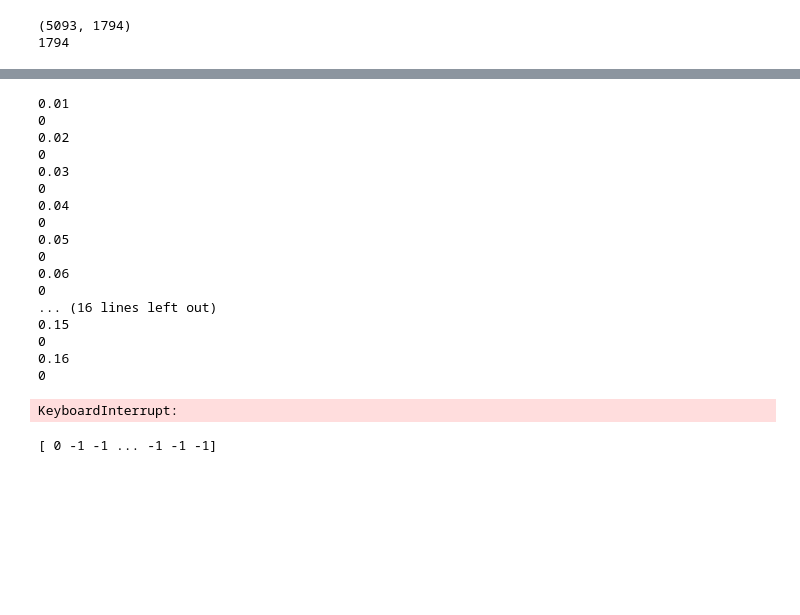
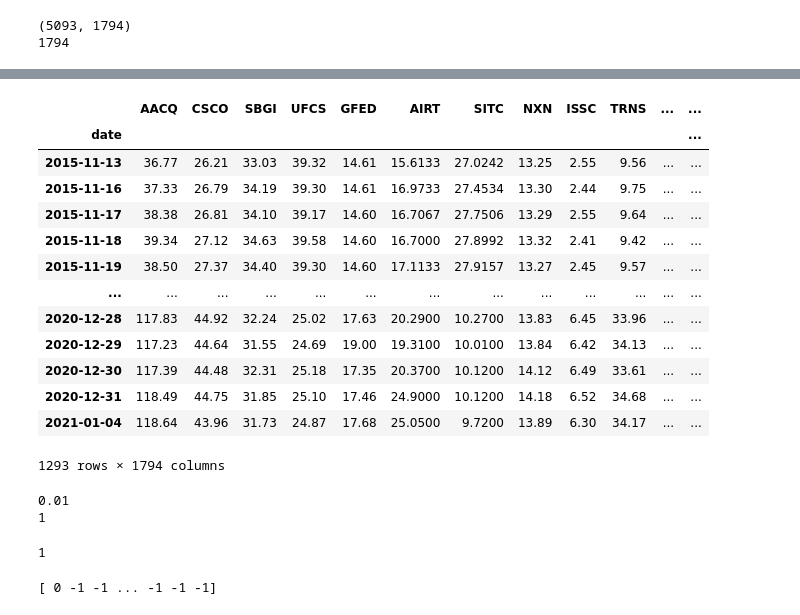
Before and after one commit to MattioCh/algo_test, a Jupyter notebook: Clustering_Ex/clustering.ipynb, the cells around one changed output, grey strips where cells are left out. Saved outputs shown, nothing was run; the diff lists cells and outputs as text; code cells hidden in the pictures; blank space fills up the shorter version.

```diff
--- a/Clustering_Ex/clustering.ipynb
+++ b/Clustering_Ex/clustering.ipynb
@@ -153,3 +297,20 @@ ret
+# %%
+df1.iloc[3800:,:]
+# %% [output]
+|  | AACQ | CSCO | SBGI | UFCS | GFED | AIRT | SITC | NXN | ISSC | TRNS | ... | ... |
+| date |  |  |  |  |  |  |  |  |  |  |  | ... |
+| 2015-11-13 | 36.77 | 26.21 | 33.03 | 39.32 | 14.61 | 15.6133 | 27.0242 | 13.25 | 2.55 | 9.56 | ... | ... |
+| 2015-11-16 | 37.33 | 26.79 | 34.19 | 39.30 | 14.61 | 16.9733 | 27.4534 | 13.30 | 2.44 | 9.75 | ... | ... |
+| 2015-11-17 | 38.38 | 26.81 | 34.10 | 39.17 | 14.60 | 16.7067 | 27.7506 | 13.29 | 2.55 | 9.64 | ... | ... |
+| 2015-11-18 | 39.34 | 27.12 | 34.63 | 39.58 | 14.60 | 16.7000 | 27.8992 | 13.32 | 2.41 | 9.42 | ... | ... |
+| 2015-11-19 | 38.50 | 27.37 | 34.40 | 39.30 | 14.60 | 17.1133 | 27.9157 | 13.27 | 2.45 | 9.57 | ... | ... |
+| ... | ... | ... | ... | ... | ... | ... | ... | ... | ... | ... | ... | ... |
+| 2020-12-28 | 117.83 | 44.92 | 32.24 | 25.02 | 17.63 | 20.2900 | 10.2700 | 13.83 | 6.45 | 33.96 | ... | ... |
+| 2020-12-29 | 117.23 | 44.64 | 31.55 | 24.69 | 19.00 | 19.3100 | 10.0100 | 13.84 | 6.42 | 34.13 | ... | ... |
+| 2020-12-30 | 117.39 | 44.48 | 32.31 | 25.18 | 17.35 | 20.3700 | 10.1200 | 14.12 | 6.49 | 33.61 | ... | ... |
+| 2020-12-31 | 118.49 | 44.75 | 31.85 | 25.10 | 17.46 | 24.9000 | 10.1200 | 14.18 | 6.52 | 34.68 | ... | ... |
+| 2021-01-04 | 118.64 | 43.96 | 31.73 | 24.87 | 17.68 | 25.0500 | 9.7200 | 13.89 | 6.30 | 34.17 | ... | ... |
+1293 rows × 1794 columns
 # %%
 pca = PCA(n_components=200,copy=True)
 PC = pca.fit_transform(df1)
@@ -157,30 +318,20 @@ PC = pca.fit_transform(df1)
 best = 0
 best_i = 0
 for i in range(1,400):
-    labels = DBSCAN(min_samples=2,eps=0.01*i).fit_predict(ret.T)
+    labels = DBSCAN(min_samples=2,eps=0.01*i).fit_predict(ret)
     if len(list(set(labels))) > best:
         best_i = 0.01*i
+        best = len(list(set(labels)))
         print(best_i)
         print(best)
 # %% [output]
 0.01
-0
-0.02
-0
-0.03
-0
-0.04
-0
-0.05
-0
-0.06
-0
-... (16 lines left out)
-0.15
-0
-0.16
-0
+1
-KeyboardInterrupt:
+# %%
+labels = DBSCAN(min_samples=2,eps=0.02).fit_predict(ret)
+len(list(set(labels)))
+# %% [output]
+1
 # %%
 clustering = DBSCAN(min_samples=2,eps=0.33).fit(ret.T)
 print(clustering.labels_)
```
Also changed, not shown: parts of 14 cells of this notebook, 2 other files.
